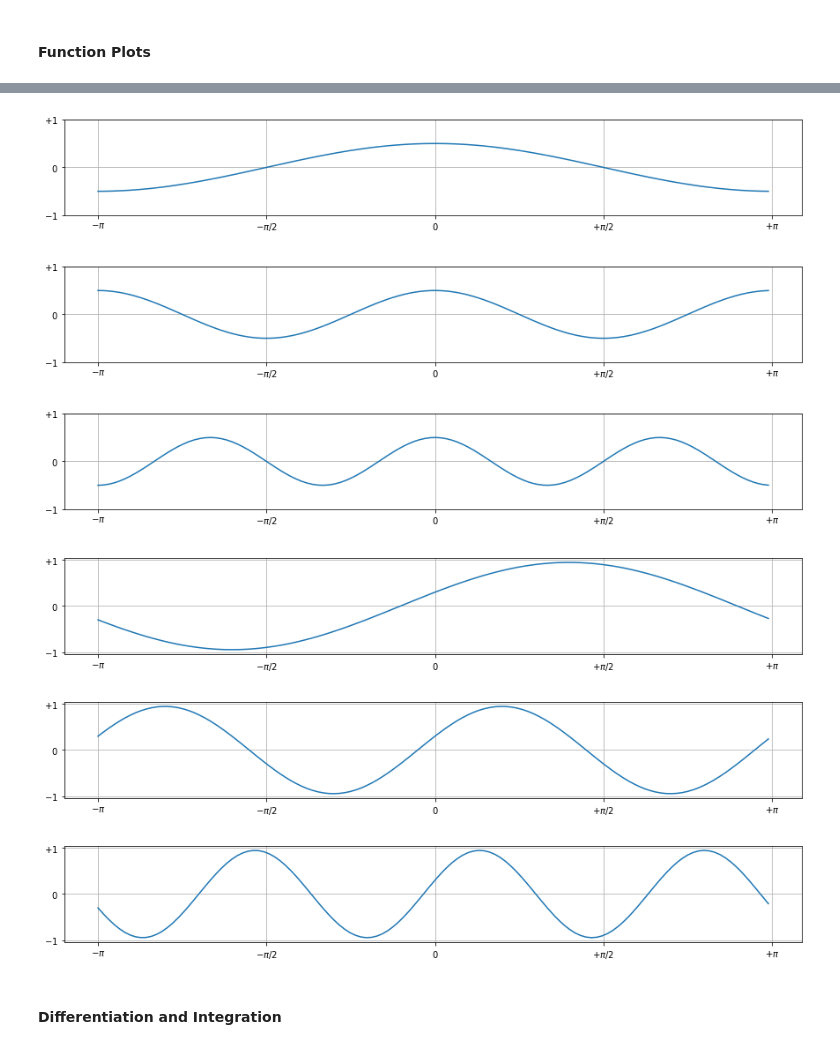
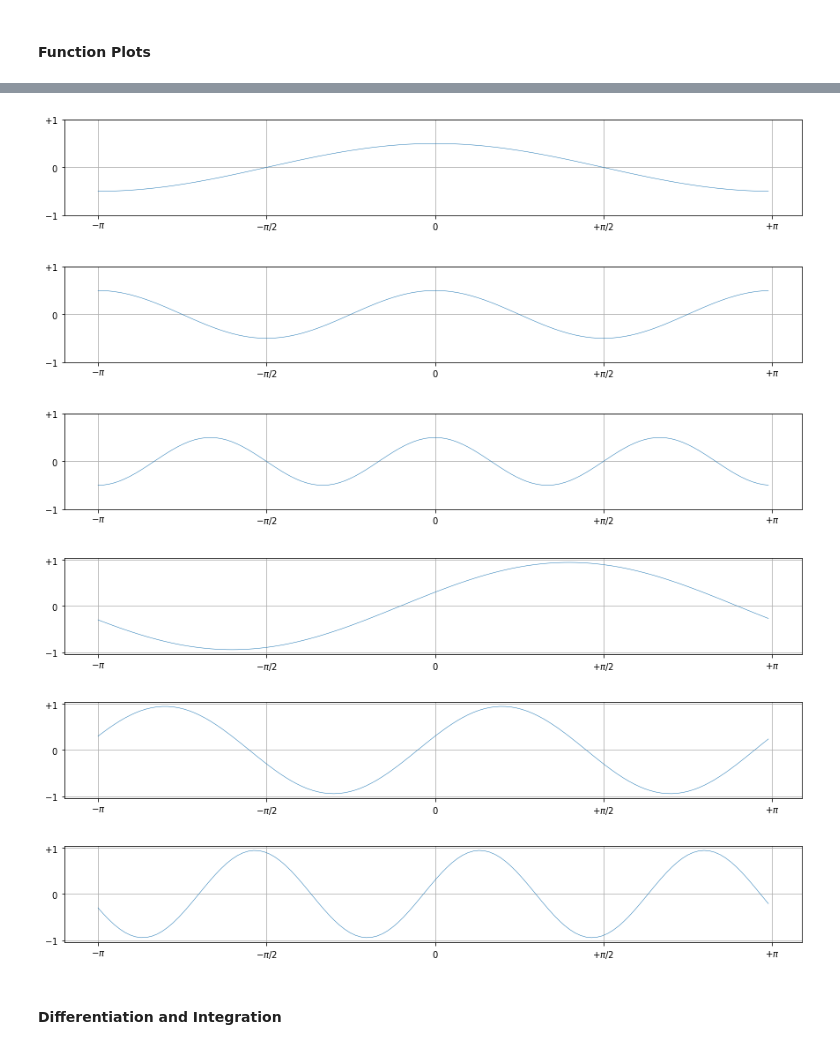
Before and after one commit to apefind/math, a Jupyter notebook: jupyter/calculus/fourier_analysis.ipynb, the cells around one changed output, grey strips where cells are left out. Saved outputs shown, nothing was run; the diff lists cells and outputs as text; code cells hidden in the pictures.

```diff
--- a/jupyter/calculus/fourier_analysis.ipynb
+++ b/jupyter/calculus/fourier_analysis.ipynb
@@ -5,12 +5,12 @@
 # %% [markdown]
 #### Function Plots
 # %%
-def plot_periodic_function(f, s=0.05, size=(15, 2), filepath=None):
+def plot_periodic_function(f, s=0.05, color=None, linewidth=None, size=(15, 2), filepath=None):
     X = np.arange(-np.pi, np.pi, s)
     Y = f(X)
     fig, ax = plot.subplots()
     fig.set_size_inches(*size)
-    ax.plot(X, Y)
+    ax.plot(X, Y, color=color, linewidth=linewidth)
     ax.grid()
     plot.xticks([-np.pi, -np.pi/2, 0, np.pi/2, np.pi], [r'$-\pi$', r'$-\pi/2$', r'$0$', r'$+\pi/2$', r'$+\pi$'])
     plot.yticks([-1, 0, +1], [r'$-1$', r'$0$', r'$+1$'])
@@ -35,21 +35,21 @@ for n in range(1, 4):
 # %%
 b = 0.5
 for m in range(1, 4):
-    plot_periodic_function(lambda x: b_cos_m(x, b, m))
+    plot_periodic_function(lambda x: b_cos_m(x, b, m), linewidth=0.5)
 # %% [output]
-[figure, old version]
+[figure, new version]
-[figure, old version]
+[figure, new version]
-[figure, old version]
+[figure, new version]
 # %%
 a = b = 1.0
 a, b = 0.3, 0.1
 a, b = 0.9, 0.3
 for n in range(1, 4):
-    plot_periodic_function(lambda x: a_sin_n(x, a, n) + b_cos_m(x, b, n))
+    plot_periodic_function(lambda x: a_sin_n(x, a, n) + b_cos_m(x, b, n), linewidth=0.5)
 # %% [output]
-[figure, old version]
+[figure, new version]
-[figure, old version]
+[figure, new version]
-[figure, old version]
+[figure, new version]
 # %% [markdown]
 #### Differentiation and Integration
 # %%
```
Also changed, not shown: parts of 2 cells of this notebook, 8 other files.
